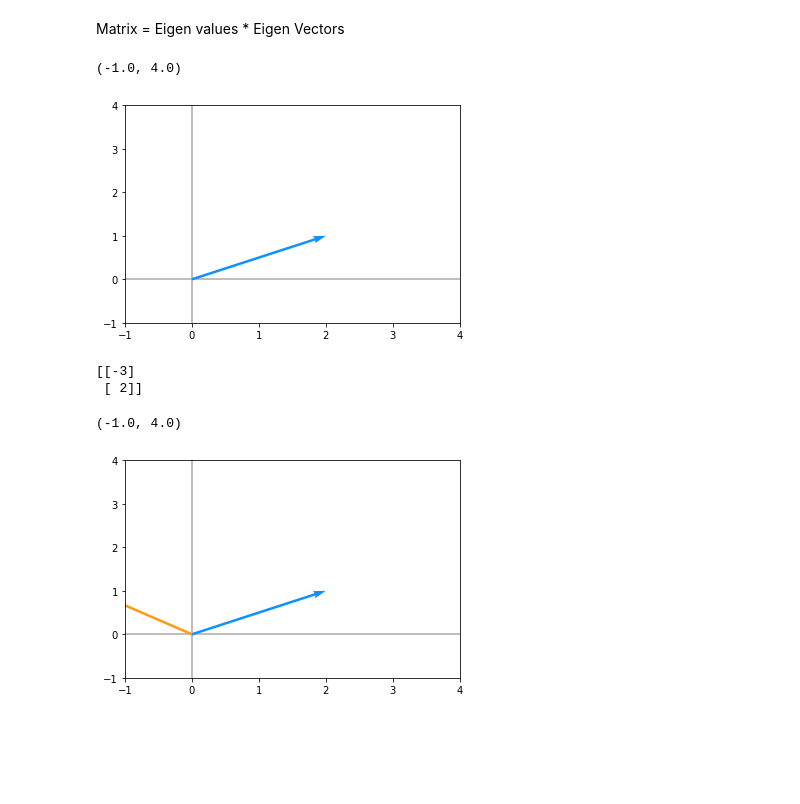
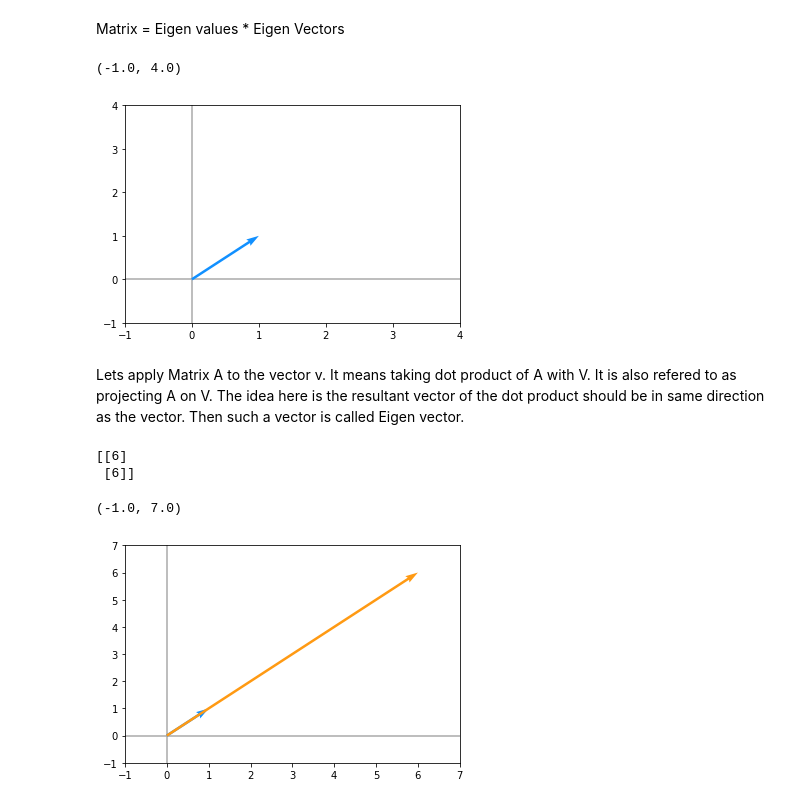
Before and after one commit to yashkumar1992/-IanGoodfellowDL, a Jupyter notebook: LinearAlgebra.ipynb, the cells around one changed output. Cells and saved outputs as stored; diff of their text form; code cells hidden in the pictures; blank space fills up the shorter version.

```diff
--- a/LinearAlgebra.ipynb
+++ b/LinearAlgebra.ipynb
@@ -700,3 +698,6 @@ v = np.array([[2], [1]])
+# %%
+A = np.array([[5, 1], [3, 3]])
+v = np.array([[1], [1]])
 # %%
 def plotVectors(vecs, cols, alpha=1):
     """
@@ -736,15 +737,19 @@ plt.ylim(-1, 4)
 plt.xlim(-1, 4)
 # %% [output]
 (-1.0, 4.0)
-[figure, old version]
+[figure, new version]
+# %% [markdown]
+ Lets apply Matrix A to the vector v. It means taking dot product of A with V. It is also refered to as projecting A on V. The idea here is the resultant vector of the dot product should be in same direction as the vector. Then such a vector is called Eigen vector.
 # %%
 Av = A.dot(v)
 print(Av)
-plotVectors([v.flatten(), Av.flatten()], cols=['#1190FF', '#FF9A13'])
-plt.ylim(-1, 4)
-plt.xlim(-1, 4)
+orange = '#FF9A13'
+blue = '#1190FF'
+plotVectors([v.flatten(), Av.flatten()], cols=[blue, orange])
+plt.ylim(-1, 7)
+plt.xlim(-1, 7)
 # %% [output]
-[[-3]
- [ 2]]
+[[6]
+ [6]]
-(-1.0, 4.0)
+(-1.0, 7.0)
-[figure, old version]
+[figure, new version]
```
Also changed, not shown: parts of 17 cells of this notebook.
